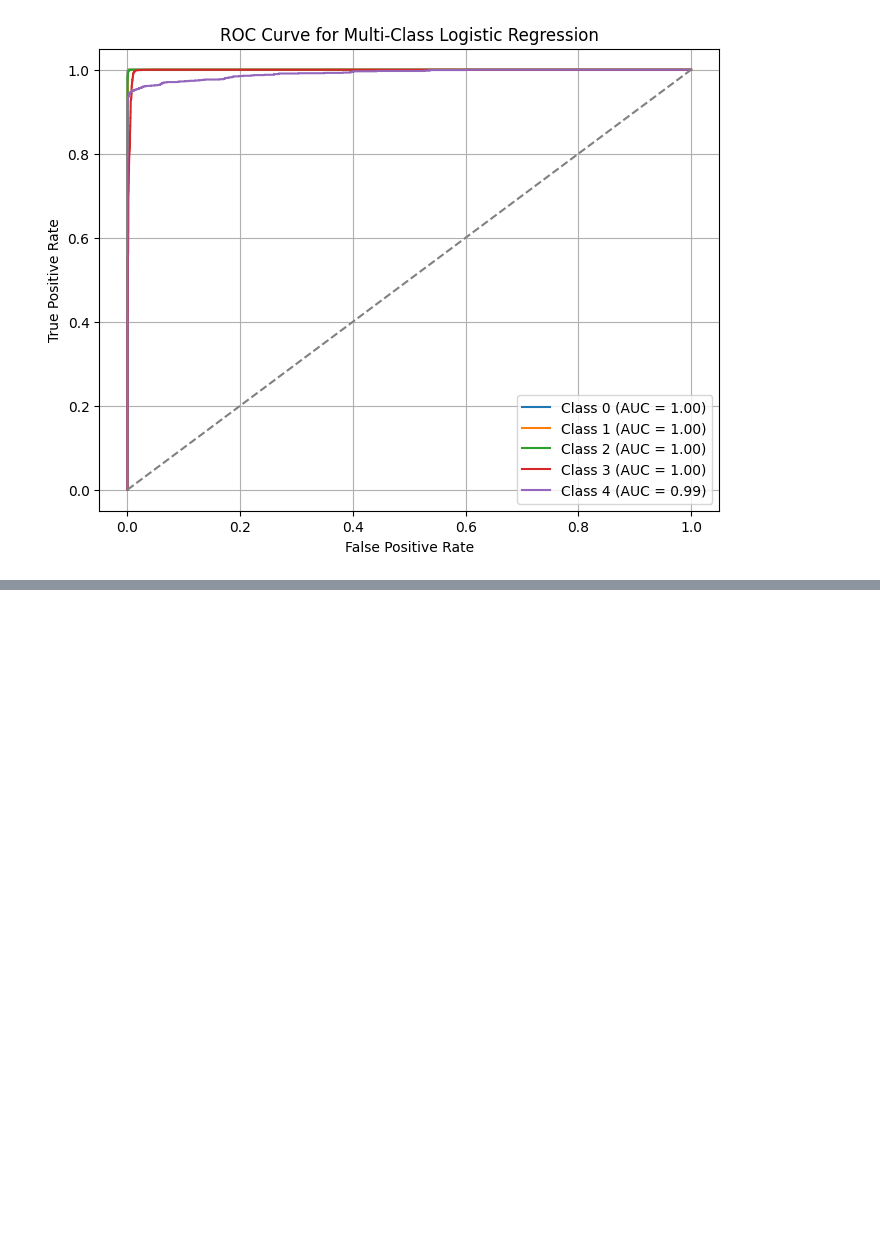
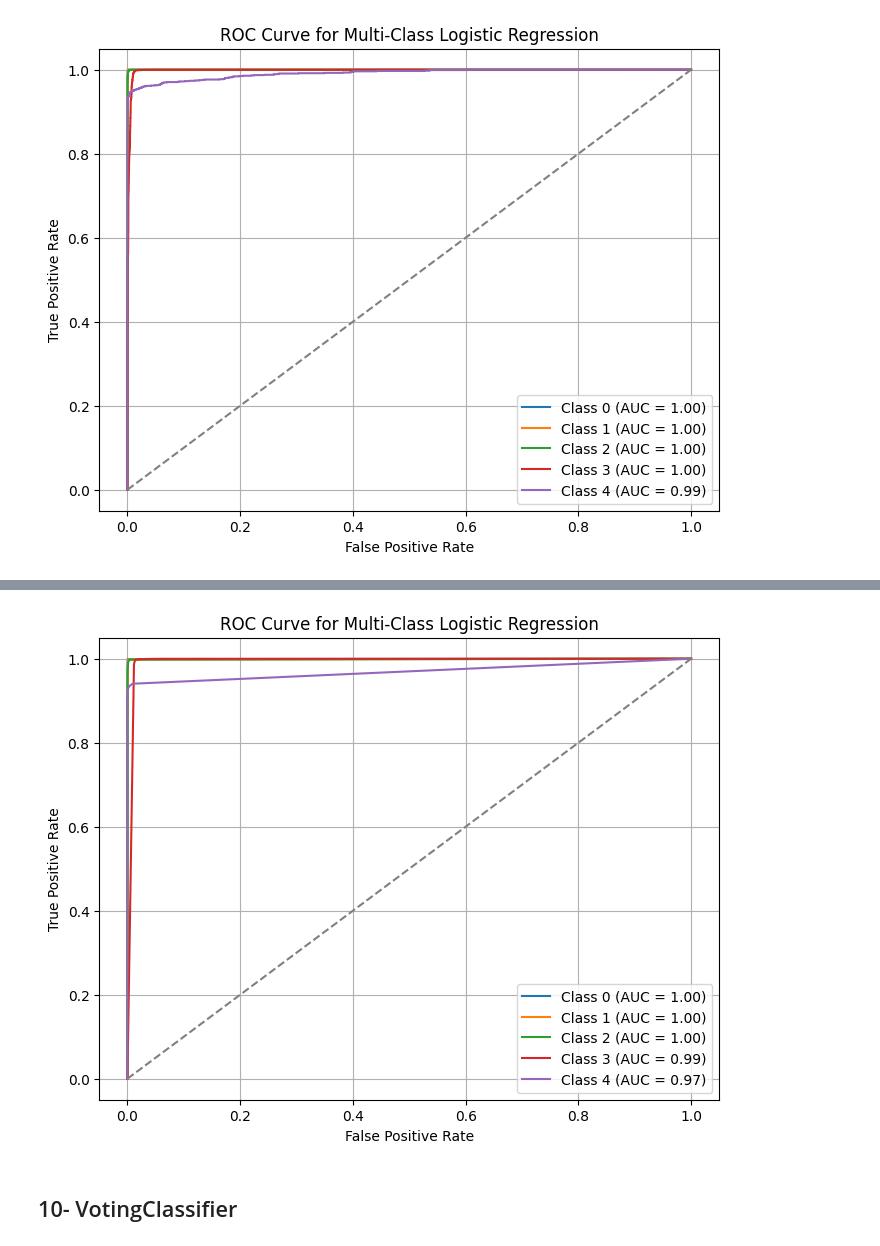
Before and after one commit to Nedal-haltam/ML-wsn-ids-ds-project, a Jupyter notebook: wsn-ids-ds-notebook.ipynb, the cells around one changed output, grey strips where cells are left out. Drawn from its saved outputs; the diff is of its cells as text; code cells hidden in the pictures; blank space fills up the shorter version.

```diff
--- a/wsn-ids-ds-notebook.ipynb
+++ b/wsn-ids-ds-notebook.ipynb
@@ -647,0 +1044,23 @@ plt.show()
+# %%
+# BaggingClassifier
+import sklearn.ensemble
+# make a random search for the best hyperparameters of the BaggingClassifier model
+from sklearn.model_selection import RandomizedSearchCV
+from scipy.stats import uniform, randint
+param_distributions = {
+    'n_estimators': randint(10, 200),
+    'max_samples': uniform(0.1, 1.0),
+    'max_features': uniform(0.1, 1.0),
+    'bootstrap': [True, False],
+    'bootstrap_features': [True, False],
+}
+# ModelBC = sklearn.ensemble.BaggingClassifier(class_weight='balanced')
+# random_search = RandomizedSearchCV(ModelBC, param_distributions, n_iter=10, cv=3, scoring='f1_weighted', random_state=42, n_jobs=-1)
+# random_search.fit(DFTrainInputScaledSelected, TrainOutput.values.ravel())
+# best_params = random_search.best_params_
+# print("Best Hyperparameters: ", best_params)
+# ModelBC = sklearn.ensemble.BaggingClassifier(**best_params, class_weight='balanced')
+# ModelBC.fit(DFTrainInputScaledSelected, TrainOutput.values.ravel())
+ModelBC = sklearn.ensemble.BaggingClassifier()
+# %%
+ModelBC.fit(DFTrainInputScaledSelected, TrainOutput.values.ravel())
@@ -647,0 +1069,5 @@ plt.show()
+# %%
+ypred = ModelBC.predict(DFTestInputScaledSelected)
+ypredProba = ModelBC.predict_proba(DFTestInputScaledSelected)
+ConfusionMatrixBC = sklearn.metrics.confusion_matrix(TestOutput, ypred)
+ConfusionMatrixBC
@@ -647,0 +1111,20 @@ plt.show()
+# %%
+import sklearn.metrics
+
+plt.figure(figsize=(8, 6))
+for i in range(ConfusionMatrixBC.shape[0]):
+    fpr_i, tpr_i, _ = sklearn.metrics.roc_curve(TestOutput == i, ypredProba[:, i])
+    auc = sklearn.metrics.roc_auc_score(TestOutput == i, ypredProba[:, i])
+    plt.plot(fpr_i, tpr_i, label=f"Class {i} (AUC = {auc:.2f})")
+
+plt.plot([0, 1], [0, 1], linestyle="--", color="gray")
+plt.xlabel("False Positive Rate")
+plt.ylabel("True Positive Rate")
+plt.title("ROC Curve for Multi-Class Logistic Regression")
+plt.legend()
+plt.grid()
+plt.show()
+# %% [output]
+[figure, added]
+# %% [markdown]
+## 10- VotingClassifier
```
Also changed, not shown: parts of 52 cells of this notebook.
